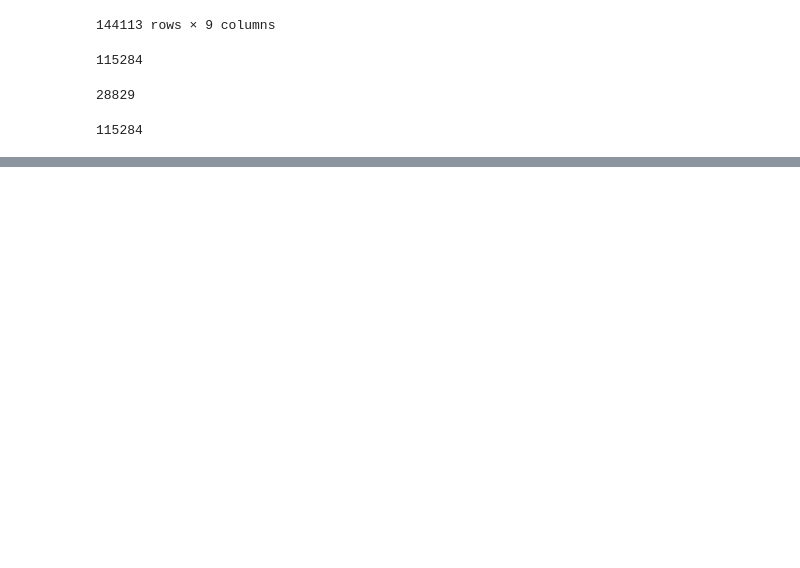
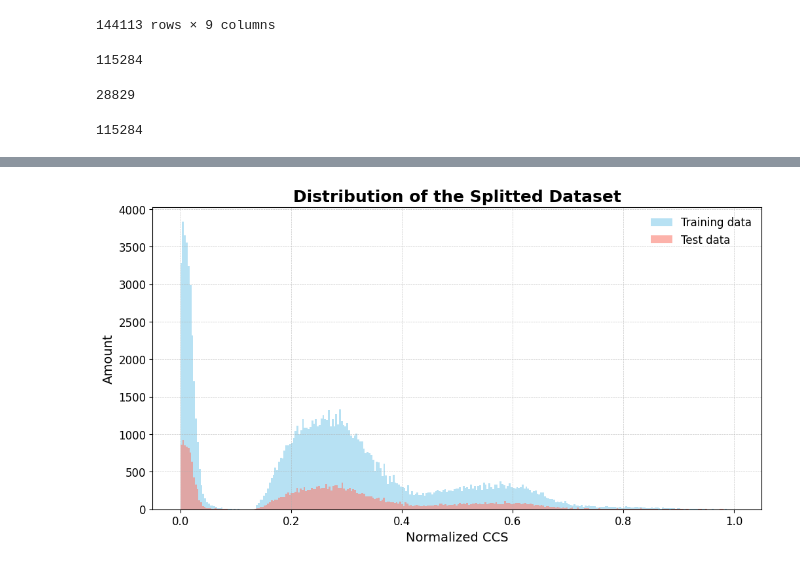
Before and after one commit to PaulSchwarze/PBL_Ion_Mobility, a Jupyter notebook: RandomForest_final.ipynb, the cells around one changed output, grey strips where cells are left out. Cells and saved outputs as stored; diff of their text form; code cells hidden in the pictures; blank space fills up the shorter version.

```diff
--- a/RandomForest_final.ipynb
+++ b/RandomForest_final.ipynb
@@ -106 +116,31 @@ plt.show()
+# %%
+import matplotlib.pyplot as plt
+
+# Set a larger figure size for readability
+plt.figure(figsize=(12, 6))
+
+# Increase the transparency (alpha) of the histograms and choose distinct colors for better visibility
+plt.hist(y_train, label="Training data", bins=300, alpha=0.6, color='skyblue')
+plt.hist(y_test, label="Test data", bins=300, alpha=0.6, color='salmon')
+
+# Title and axis labels with larger font sizes
+plt.title("Distribution of the Splitted Dataset", fontsize=18, weight='bold')
+plt.xlabel("Normalized CCS", fontsize=14)
+plt.ylabel("Amount", fontsize=14)
+
+# Add a grid for easier readability
+plt.grid(visible=True, which='both', linestyle='--', linewidth=0.5, alpha=0.7)
+
+# Increase legend font size and position it outside the plot
+plt.legend(fontsize=12, loc='upper right', frameon=False)
+
+# Improve tick label readability
+plt.xticks(fontsize=12)
+plt.yticks(fontsize=12)
+
+# Save and display the plot
+plt.savefig("Normalized_CCS_Presentation.png", dpi=300, bbox_inches='tight')
+plt.show()
+# %% [output]
+[figure, added]
 # %%
```
Also changed, not shown: parts of 18 cells of this notebook.
